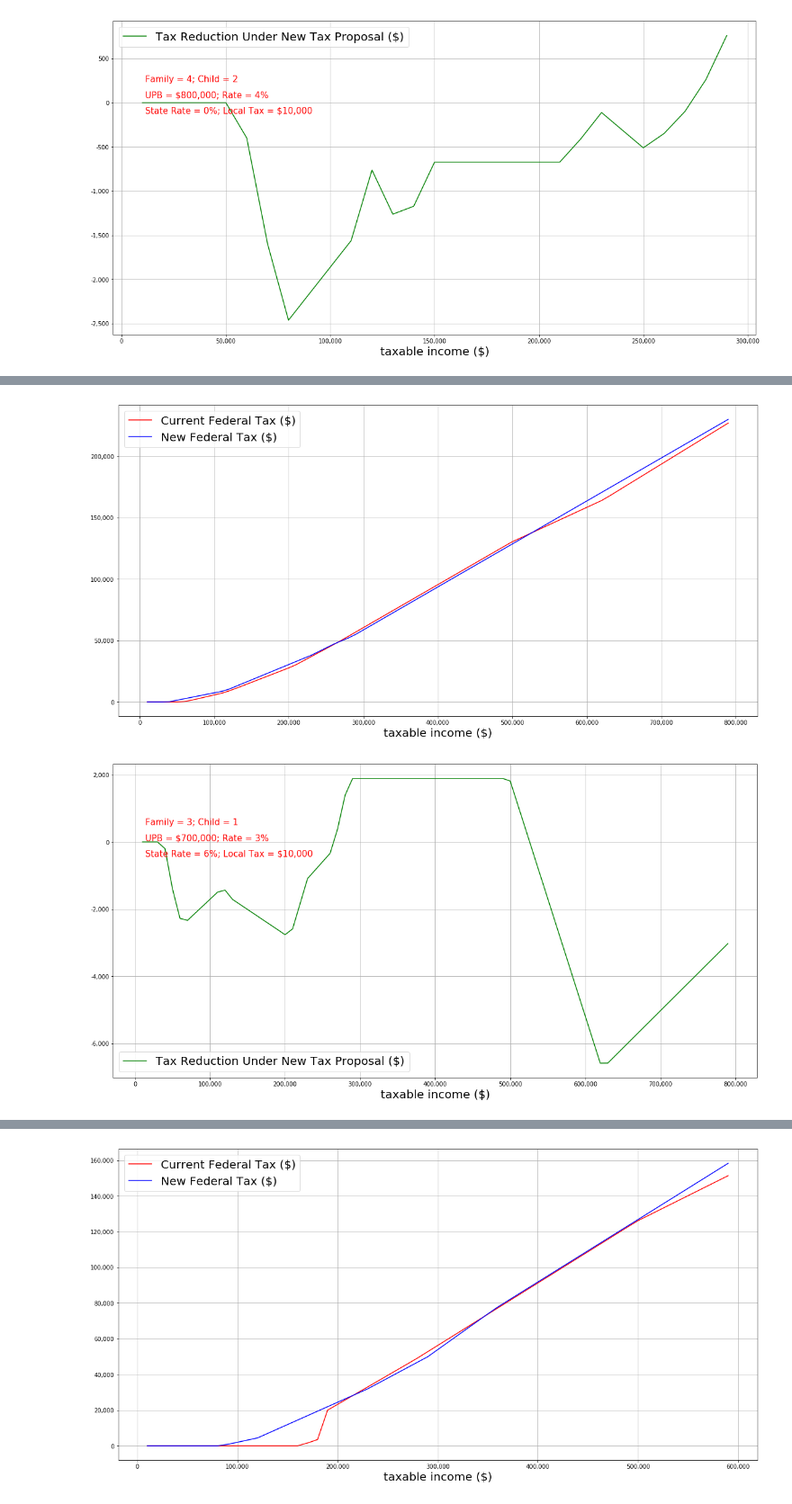
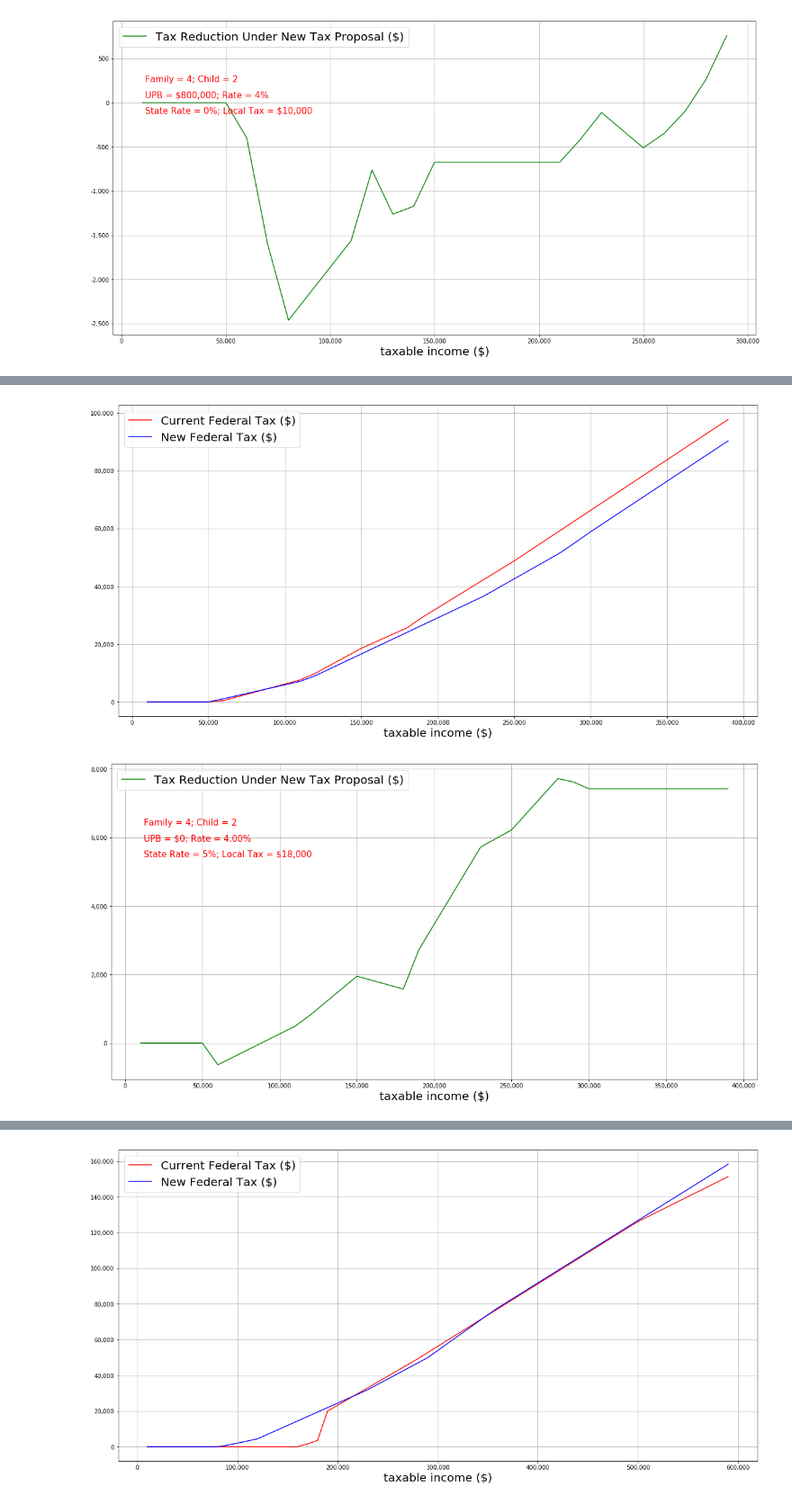
Before and after one commit to cgao/tax_reform, a Jupyter notebook: tax_reform.ipynb, the cells around one changed output, grey strips where cells are left out. Shown at 90% size. Drawn from its saved outputs; the diff is of its cells as text; code cells hidden in the pictures.

```diff
--- a/tax_reform.ipynb
+++ b/tax_reform.ipynb
@@ -346,29 +334,21 @@ def tax_comparison(taxable_income, member, child, UPB, rate, efficient_state_rat
     new_tax_itemized = max(0, new_tax_beforeCCTC_itemized - new_ChildCare_Credit)
 
 # calculate AMT tax
-    if AMT_eligible(taxable_income, joint = joint):
-        AMT_exemption_amount = AMT_exemption(taxable_income, joint = joint)
-        # tax before Child care credit
-        old_tax_beforeCCTC_AMT = AMT_bracket(taxable_income - AMT_exemption_amount - old_MTG_IR_deduction, joint = joint)
-        # tax before Child after credit
-        old_tax_AMT = max(0, old_tax_beforeCCTC_AMT - old_ChildCare_Credit)
-    else:
-        old_tax_AMT = 0
+    AMT_exemption_amount = AMT_exemption(taxable_income, joint = joint)
+    # tax before Child care credit
+    old_tax_beforeCCTC_AMT = AMT_bracket(taxable_income - AMT_exemption_amount - old_MTG_IR_deduction, joint = joint)
+    # tax before Child after credit
+    old_tax_AMT = max(0, old_tax_beforeCCTC_AMT - old_ChildCare_Credit)
 
 
-    if AMT_eligible(taxable_income, joint = joint):
-        tax_old = max(min(old_tax_standard, old_tax_itemized),old_tax_AMT)
-    else:
-        tax_old = min(old_tax_standard, old_tax_itemized)
+    tax_old = max(min(old_tax_standard, old_tax_itemized),old_tax_AMT)
     tax_new = min(new_tax_standard, new_tax_itemized)
 
     if display:
         print("Current Tax Should Pay: $%3.2f"%tax_old)
         print("    Standard: $%3.2f"%old_tax_standard)
         print("    Itemized: $%3.2f"%old_tax_itemized)
-        if AMT_eligible(taxable_income, joint = joint):
-            print("     AMT tax: $%3.2f"%old_tax_AMT)
-
+        print("     AMT tax: $%3.2f"%old_tax_AMT)
         print("New Tax Should Pay: $%3.2f"%tax_new)
         print("    Standard: $%3.2f"%new_tax_standard)
         print("    Itemized: $%3.2f"%new_tax_itemized)
@@ -377,7 +357,7 @@ def tax_comparison(taxable_income, member, child, UPB, rate, efficient_state_rat
         print("***********************************************")
         print("${:,} taxable income".format(taxable_income) + ', joint = %r'%joint)
         print("%d Family Member, %d child(ren)"%(member, child))
-        print('${:,} Mortgage Balance'.format(UPB) + ', %d%% Interest Rate'%(rate*100),)
+        print('${:,} Mortgage Balance'.format(UPB) + ', %3.2f%% Interest Rate'%(rate*100),)
         print('${:,} Local Tax'.format(local_tax) + ', %d%% State/City Tax Rate'%(efficient_state_rate*100),)
         print("***********************************************")
         table = BeautifulTable()
@@ -387,8 +367,7 @@ def tax_comparison(taxable_income, member, child, UPB, rate, efficient_state_rat
         table.append_row(["Child Care Tax Credit", old_ChildCare_Credit, new_ChildCare_Credit])
         table.append_row(["Mortgage Interest Deduction", old_MTG_IR_deduction, new_MTG_IR_deduction])
         table.append_row(["State and Local Tax Deduction", old_SALT_deduction, new_SALT_deduction])
-        if AMT_eligible(taxable_income, joint = joint):
-            table.append_row(["AMT Exemption (not including MTG Interest)", AMT_exemption_amount, "NA"])
+        table.append_row(["AMT Exemption (not including MTG Interest)", AMT_exemption_amount, "NA"])
         table.append_row(["Tax", tax_old, tax_new])
         print(table)
 
@@ -718,13 +753,13 @@ plt.show()
 # %%
 member = 4
 child = 2
-UPB = 800000
+UPB = 0
 rate = 0.04
-efficient_state_rate = 0.06
+efficient_state_rate = 0.05
 local_tax = 18000
 joint = True
 
-taxable_incomes = [10000*x for x in range(1, 80)]
+taxable_incomes = [10000*x for x in range(1, 40)]
 taxes = [tax_comparison(taxable_income, member, child, UPB, rate, efficient_state_rate, local_tax, joint = joint, display = False)  for taxable_income in taxable_incomes]
 taxes_old = [x[0] for x in taxes]
 taxes_new = [x[1] for x in taxes]
@@ -741,33 +776,33 @@ plt.xlabel('taxable income ($)', fontsize = 20)
 ax = plt.gca()
 ax.get_xaxis().set_major_formatter(matplotlib.ticker.FuncFormatter(lambda x, p: format(int(x), ',')))
 ax.get_yaxis().set_major_formatter(matplotlib.ticker.FuncFormatter(lambda x, p: format(int(x), ',')))
 plt.legend(fontsize = 20)
 plt.grid()
 plt.show()
 
 
 plt.figure(figsize=(20,10))
 plt.plot(taxable_incomes, tax_reductions, 'g', label = 'Tax Reduction Under New Tax Proposal ($)')
 plt.xlabel('taxable income ($)', fontsize = 20)
 ax = plt.gca()
 ax.get_xaxis().set_major_formatter(matplotlib.ticker.FuncFormatter(lambda x, p: format(int(x), ',')))
 ax.get_yaxis().set_major_formatter(matplotlib.ticker.FuncFormatter(lambda x, p: format(int(x), ',')))
 ax.text(0.05, 0.80, 'Family = %d; Child = %d'%(member, child),
         verticalalignment='bottom', horizontalalignment='left',
         transform=ax.transAxes,
         color='red', fontsize=15)
-ax.text(0.05, 0.75, 'UPB = ${:,}'.format(UPB) + '; Rate = %d%%'%(rate*100),
+ax.text(0.05, 0.75, 'UPB = ${:,}'.format(UPB) + '; Rate = %3.2f%%'%(rate*100),
         verticalalignment='bottom', horizontalalignment='left',
         transform=ax.transAxes,
         color='red', fontsize=15)
 ax.text(0.05, 0.70, 'State Rate = %d%%'%(efficient_state_rate*100) + '; Local Tax = ${:,}'.format(local_tax),
         verticalalignment='bottom', horizontalalignment='left',
         transform=ax.transAxes,
         color='red', fontsize=15)
 
 plt.legend(fontsize = 20)
 plt.grid()
 plt.show()
 # %% [output]
-[figure, old version]
+[figure, new version]
-[figure, old version]
+[figure, new version]
```
Also changed, not shown: parts of 6 cells of this notebook, 3 other files.
